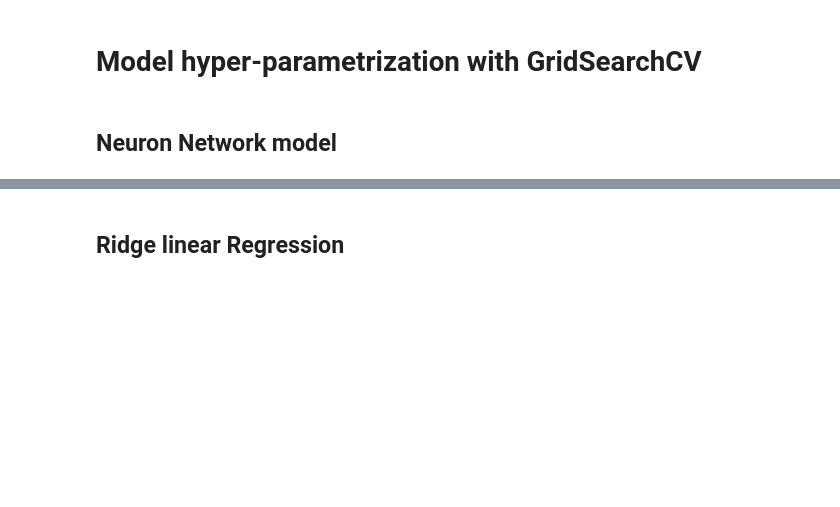
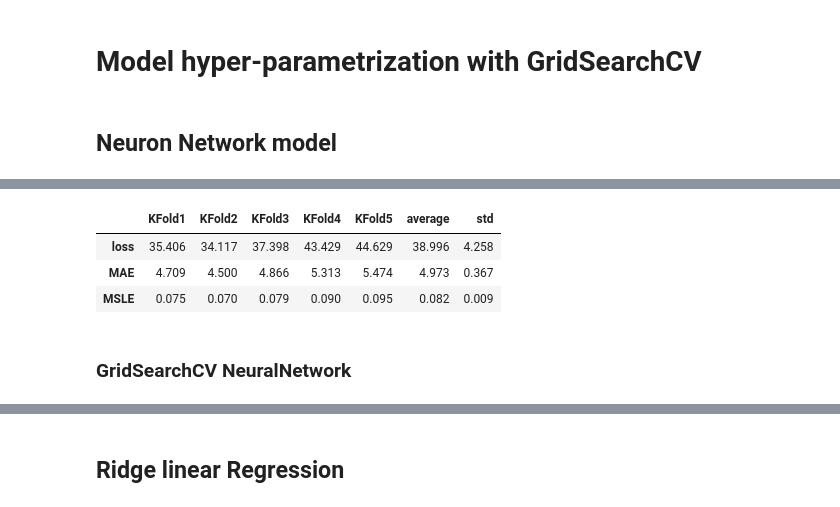
Before and after one commit to chvieira2/housing_crawler, a Jupyter notebook: notebooks/pipeline_preproc_model.ipynb, the cells around one changed output, grey strips where cells are left out. Cells and saved outputs as stored; diff of their text form; code cells hidden in the pictures; blank space fills up the shorter version.

```diff
--- a/notebooks/pipeline_preproc_model.ipynb
+++ b/notebooks/pipeline_preproc_model.ipynb
@@ -882 +951,18 @@ def create_NN_model(nbr_features=len(X.columns),
+# %%
+summary_results = pd.DataFrame({'KFold1':NeuralNetwork_models[0].evaluate(X_test, y_test,verbose=0),
+            'KFold2':NeuralNetwork_models[1].evaluate(X_test, y_test,verbose=0),
+            'KFold3':NeuralNetwork_models[2].evaluate(X_test, y_test,verbose=0),
+            'KFold4':NeuralNetwork_models[3].evaluate(X_test, y_test,verbose=0),
+            'KFold5':NeuralNetwork_models[4].evaluate(X_test, y_test,verbose=0)},
+                               index = ['loss','MAE','MSLE'])
+summary_results['average'] = summary_results.mean(axis=1)
+summary_results['std'] = summary_results.std(axis=1)
+summary_results.round(3)
+# %% [output]
+|  | KFold1 | KFold2 | KFold3 | KFold4 | KFold5 | average | std |
+| loss | 35.406 | 34.117 | 37.398 | 43.429 | 44.629 | 38.996 | 4.258 |
+| MAE | 4.709 | 4.500 | 4.866 | 5.313 | 5.474 | 4.973 | 0.367 |
+| MSLE | 0.075 | 0.070 | 0.079 | 0.090 | 0.095 | 0.082 | 0.009 |
+# %% [markdown]
+### GridSearchCV NeuralNetwork
 # %%
```
Also changed, not shown: parts of 54 cells of this notebook, 6 other files.
